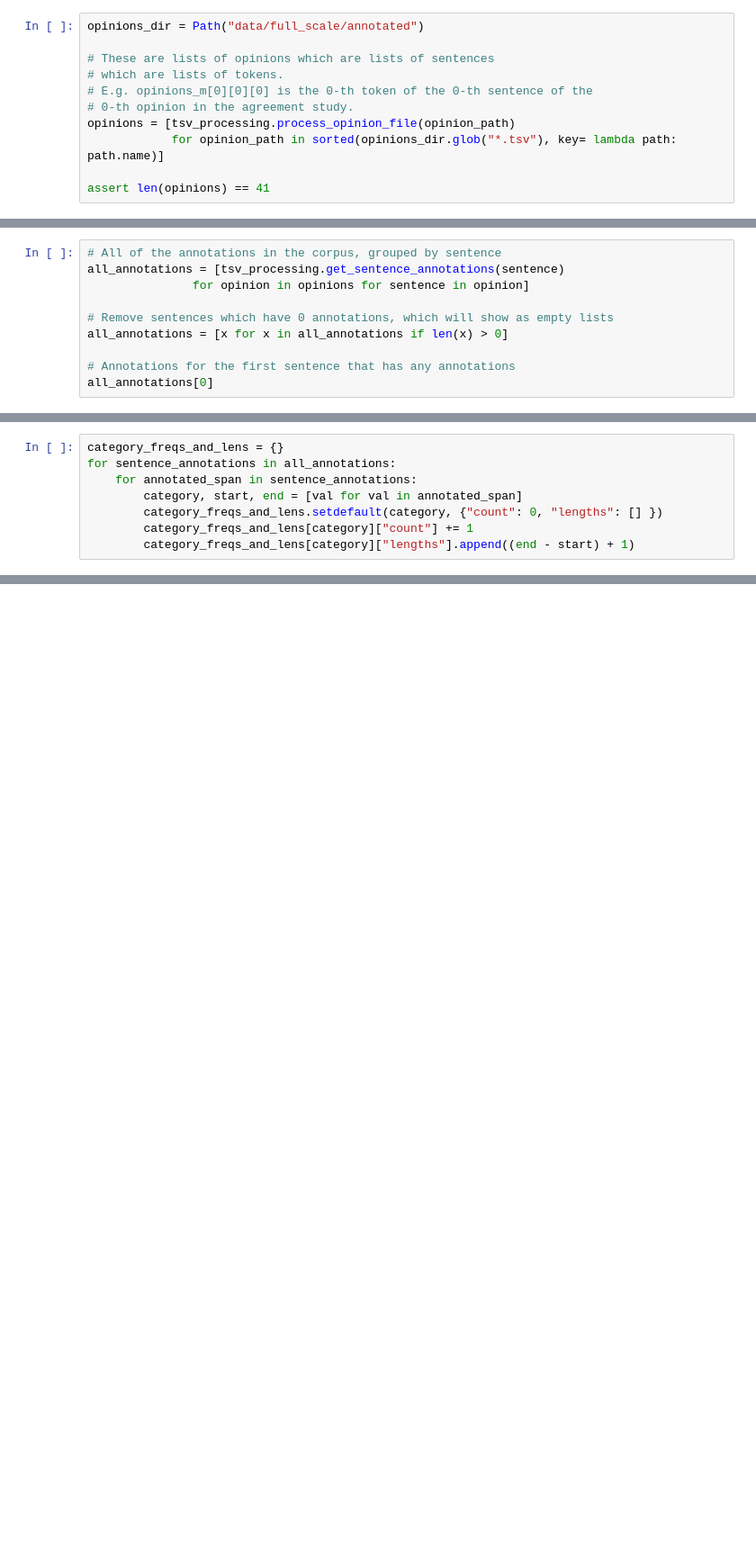
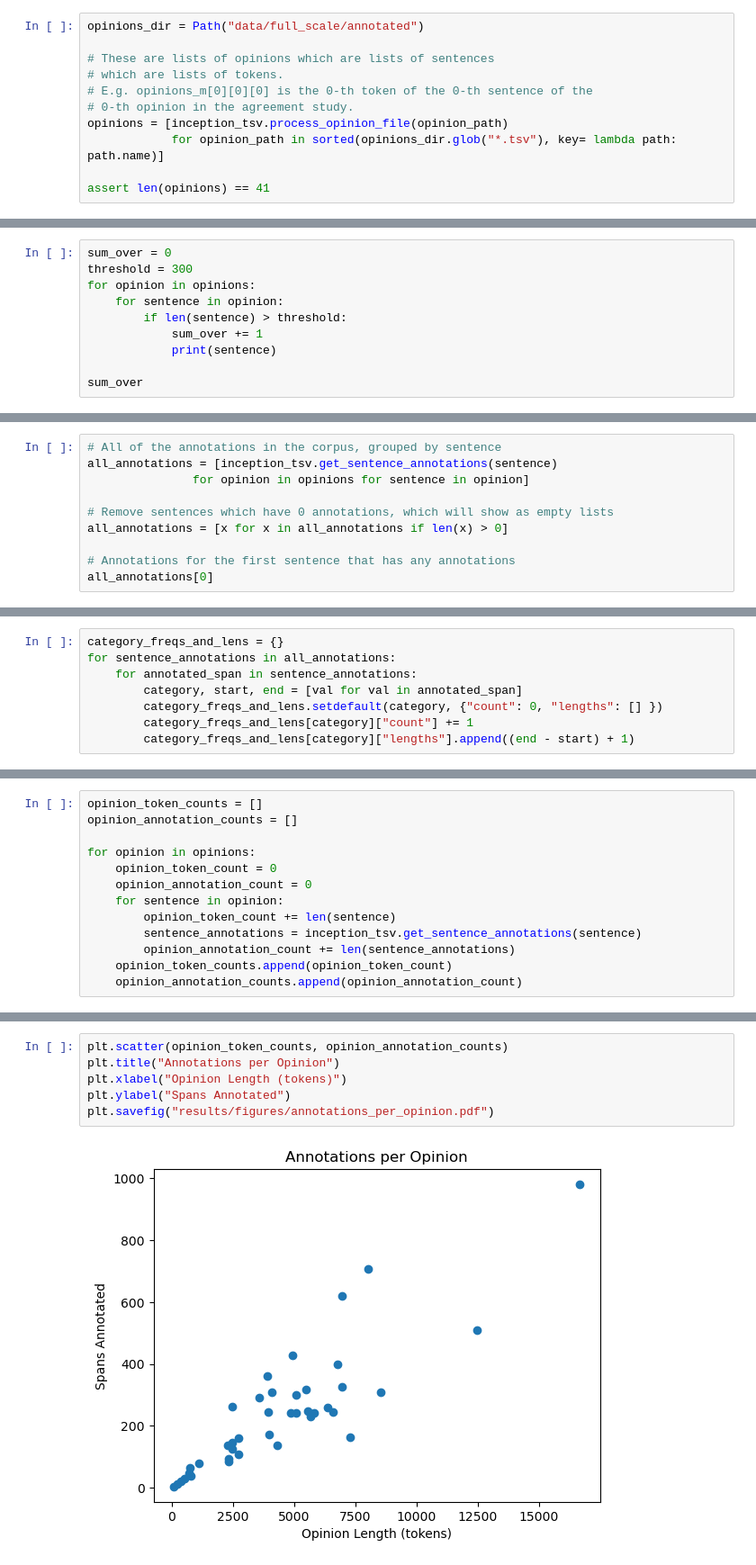
Before and after one commit to nert-nlp/curiam, a Jupyter notebook: scripts/notebooks/full_corpus_stats.ipynb, the cells around one changed output, grey strips where cells are left out. Shown at 90% size. Drawn from its saved outputs; the diff is of its cells as text; blank space fills up the shorter version.

Commit message:
updated  imports and results for paper

```diff
--- a/scripts/notebooks/full_corpus_stats.ipynb
+++ b/scripts/notebooks/full_corpus_stats.ipynb
@@ -74,7 +74,7 @@ opinions_dir = Path("data/full_scale/annotated")
 # which are lists of tokens.
 # E.g. opinions_m[0][0][0] is the 0-th token of the 0-th sentence of the
 # 0-th opinion in the agreement study.
-opinions = [tsv_processing.process_opinion_file(opinion_path)
+opinions = [inception_tsv.process_opinion_file(opinion_path)
             for opinion_path in sorted(opinions_dir.glob("*.tsv"), key= lambda path: path.name)]
 
 assert len(opinions) == 41
@@ -82,0 +86,10 @@ Warning: token 'accord' has label * and note: Guidelines: this should not be ann
+# %%
+sum_over = 0
+threshold = 300
+for opinion in opinions:
+    for sentence in opinion:
+        if len(sentence) > threshold:
+            sum_over += 1
+            print(sentence)
+
+sum_over
@@ -97,7 +126,7 @@ sum([len(opinion) for opinion in opinions])
 ## Annotation Stats
 # %%
 # All of the annotations in the corpus, grouped by sentence
-all_annotations = [tsv_processing.get_sentence_annotations(sentence)
+all_annotations = [inception_tsv.get_sentence_annotations(sentence)
                for opinion in opinions for sentence in opinion]
 
 # Remove sentences which have 0 annotations, which will show as empty lists
@@ -164,0 +207,13 @@ Appeal to Meaning & 196 & 27.8{ (13.0)}\\
+# %%
+opinion_token_counts = []
+opinion_annotation_counts = []
+
+for opinion in opinions:
+    opinion_token_count = 0
+    opinion_annotation_count = 0
+    for sentence in opinion:
+        opinion_token_count += len(sentence)
+        sentence_annotations = inception_tsv.get_sentence_annotations(sentence)
+        opinion_annotation_count += len(sentence_annotations)
+    opinion_token_counts.append(opinion_token_count)
+    opinion_annotation_counts.append(opinion_annotation_count)
@@ -164,0 +231,8 @@ Appeal to Meaning & 196 & 27.8{ (13.0)}\\
+# %%
+plt.scatter(opinion_token_counts, opinion_annotation_counts)
+plt.title("Annotations per Opinion")
+plt.xlabel("Opinion Length (tokens)")
+plt.ylabel("Spans Annotated")
+plt.savefig("results/figures/annotations_per_opinion.pdf")
+# %% [output]
+[figure, added]
```
Also changed, not shown: parts of 23 cells of this notebook.
